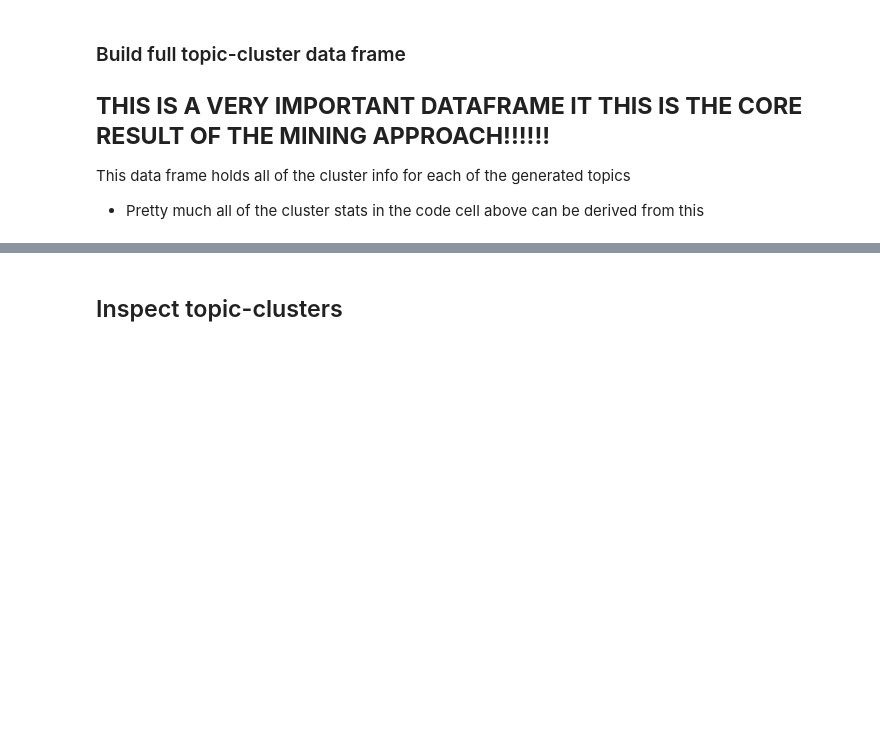
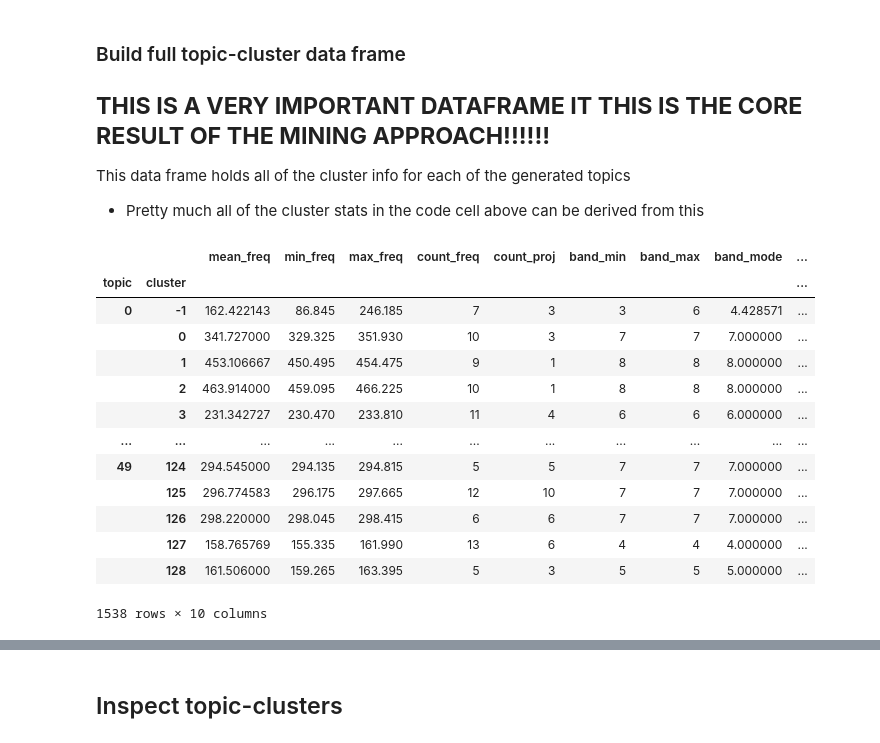
Before and after one commit to rlipps/NRAO_Capstone, a Jupyter notebook: model_notebooks/Full_Model_Updated_Data_Input.ipynb, the cells around one changed output, grey strips where cells are left out. Cells and saved outputs as stored; diff of their text form; code cells hidden in the pictures; blank space fills up the shorter version.

```diff
--- a/model_notebooks/Full_Model_Updated_Data_Input.ipynb
+++ b/model_notebooks/Full_Model_Updated_Data_Input.ipynb
@@ -665,6 +722,23 @@ This data frame holds all of the cluster info for each of the generated topics
 * Pretty much all of the cluster stats in the code cell above can be derived from this
 # %%
 topic_cluster_stats = pd.concat(topic_cluster_stat_list)
+# %%
+topic_cluster_stats
+# %% [output]
+|  |  | mean_freq | min_freq | max_freq | count_freq | count_proj | band_min | band_max | band_mode | ... |
+| topic | cluster |  |  |  |  |  |  |  |  | ... |
+| 0 | -1 | 162.422143 | 86.845 | 246.185 | 7 | 3 | 3 | 6 | 4.428571 | ... |
+|  | 0 | 341.727000 | 329.325 | 351.930 | 10 | 3 | 7 | 7 | 7.000000 | ... |
+|  | 1 | 453.106667 | 450.495 | 454.475 | 9 | 1 | 8 | 8 | 8.000000 | ... |
+|  | 2 | 463.914000 | 459.095 | 466.225 | 10 | 1 | 8 | 8 | 8.000000 | ... |
+|  | 3 | 231.342727 | 230.470 | 233.810 | 11 | 4 | 6 | 6 | 6.000000 | ... |
+| ... | ... | ... | ... | ... | ... | ... | ... | ... | ... | ... |
+| 49 | 124 | 294.545000 | 294.135 | 294.815 | 5 | 5 | 7 | 7 | 7.000000 | ... |
+|  | 125 | 296.774583 | 296.175 | 297.665 | 12 | 10 | 7 | 7 | 7.000000 | ... |
+|  | 126 | 298.220000 | 298.045 | 298.415 | 6 | 6 | 7 | 7 | 7.000000 | ... |
+|  | 127 | 158.765769 | 155.335 | 161.990 | 13 | 6 | 4 | 4 | 4.000000 | ... |
+|  | 128 | 161.506000 | 159.265 | 163.395 | 5 | 3 | 5 | 5 | 5.000000 | ... |
+1538 rows × 10 columns
 # %%
 topic_cluster_stats.sample(10)
 # %% [output]
```
Also changed, not shown: parts of 33 cells of this notebook, 1 other file.
